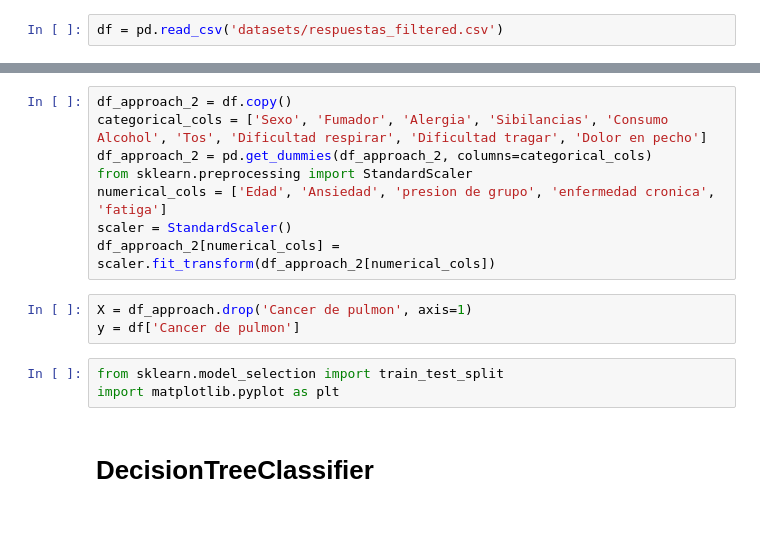
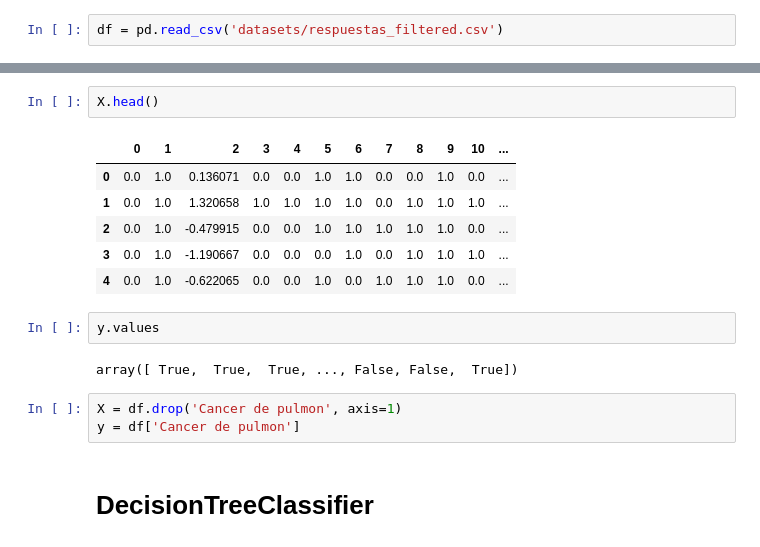
Before and after one commit to eric-castillo05/HackatecITZacatepec-Filtro-FaseLocal-2024, a Jupyter notebook: models.ipynb, the cells around one changed output, grey strips where cells are left out. Saved outputs shown, nothing was run; the diff lists cells and outputs as text.

```diff
--- a/models.ipynb
+++ b/models.ipynb
@@ -95,17 +53,19 @@ Name: count, Length: 9940, dtype: int64
-# %%
-df_approach_2 = df.copy()
-categorical_cols = ['Sexo', 'Fumador', 'Alergia', 'Sibilancias', 'Consumo Alcohol', 'Tos', 'Dificultad respirar', 'Dificultad tragar', 'Dolor en pecho']
-df_approach_2 = pd.get_dummies(df_approach_2, columns=categorical_cols)
-from sklearn.preprocessing import StandardScaler
-numerical_cols = ['Edad', 'Ansiedad', 'presion de grupo', 'enfermedad cronica', 'fatiga']
-scaler = StandardScaler()
-df_approach_2[numerical_cols] = scaler.fit_transform(df_approach_2[numerical_cols])
-# %%
-X = df_approach.drop('Cancer de pulmon', axis=1)
-y = df['Cancer de pulmon']
-# %%
-from sklearn.model_selection import train_test_split
-import matplotlib.pyplot as plt
+# %%
+X.head()
+# %% [output]
+|  | 0 | 1 | 2 | 3 | 4 | 5 | 6 | 7 | 8 | 9 | 10 | ... |
+| 0 | 0.0 | 1.0 | 0.136071 | 0.0 | 0.0 | 1.0 | 1.0 | 0.0 | 0.0 | 1.0 | 0.0 | ... |
+| 1 | 0.0 | 1.0 | 1.320658 | 1.0 | 1.0 | 1.0 | 1.0 | 0.0 | 1.0 | 1.0 | 1.0 | ... |
+| 2 | 0.0 | 1.0 | -0.479915 | 0.0 | 0.0 | 1.0 | 1.0 | 1.0 | 1.0 | 1.0 | 0.0 | ... |
+| 3 | 0.0 | 1.0 | -1.190667 | 0.0 | 0.0 | 0.0 | 1.0 | 0.0 | 1.0 | 1.0 | 1.0 | ... |
+| 4 | 0.0 | 1.0 | -0.622065 | 0.0 | 0.0 | 1.0 | 0.0 | 1.0 | 1.0 | 1.0 | 0.0 | ... |
+# %%
+y.values
+# %% [output]
+array([ True,  True,  True, ..., False, False,  True])
+# %%
+X = df.drop('Cancer de pulmon', axis=1)
+y = df['Cancer de pulmon']
 # %% [markdown]
 # DecisionTreeClassifier #
 # %%
```
Also changed, not shown: parts of 42 cells of this notebook, 1 other file.
